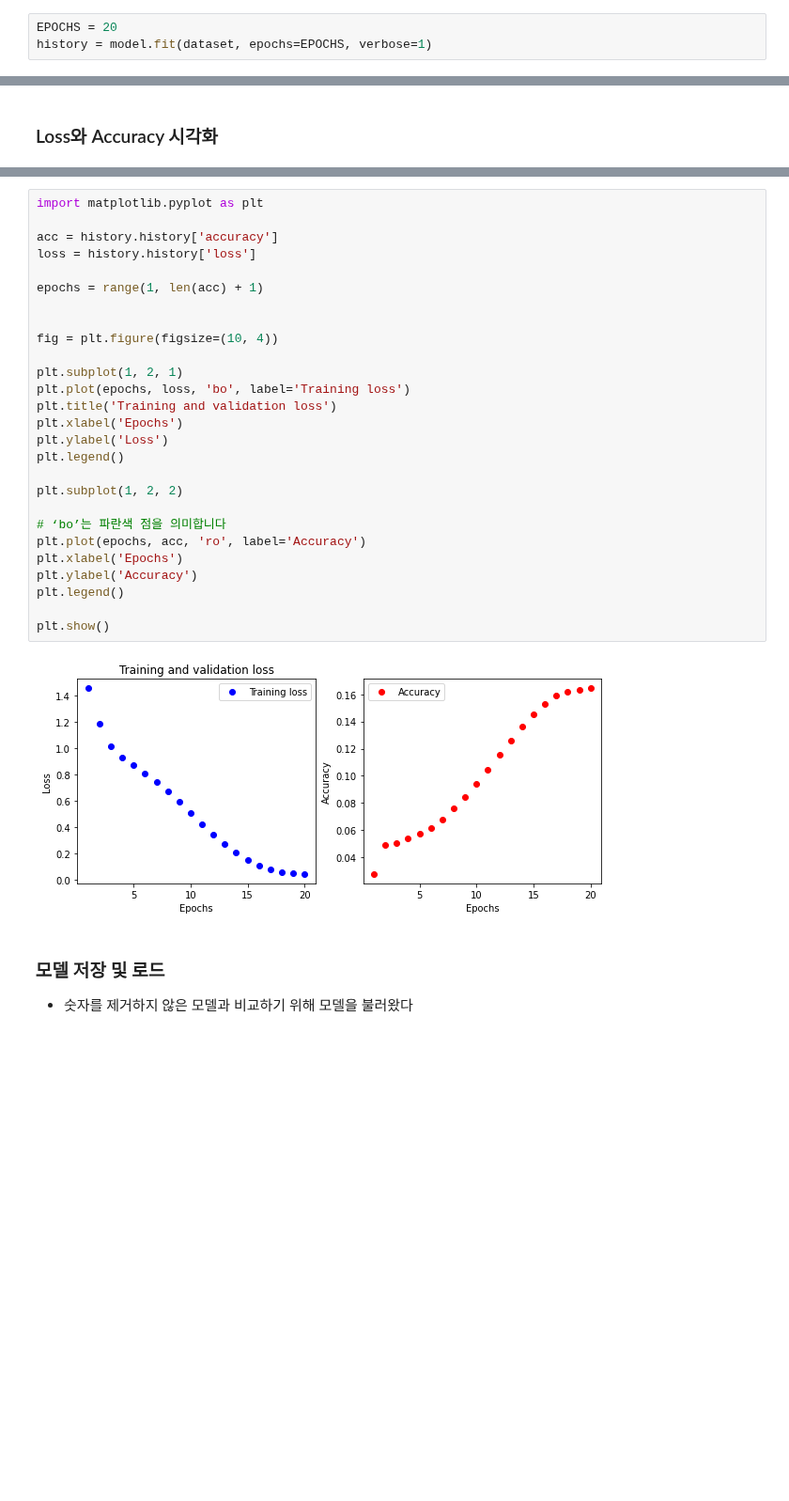
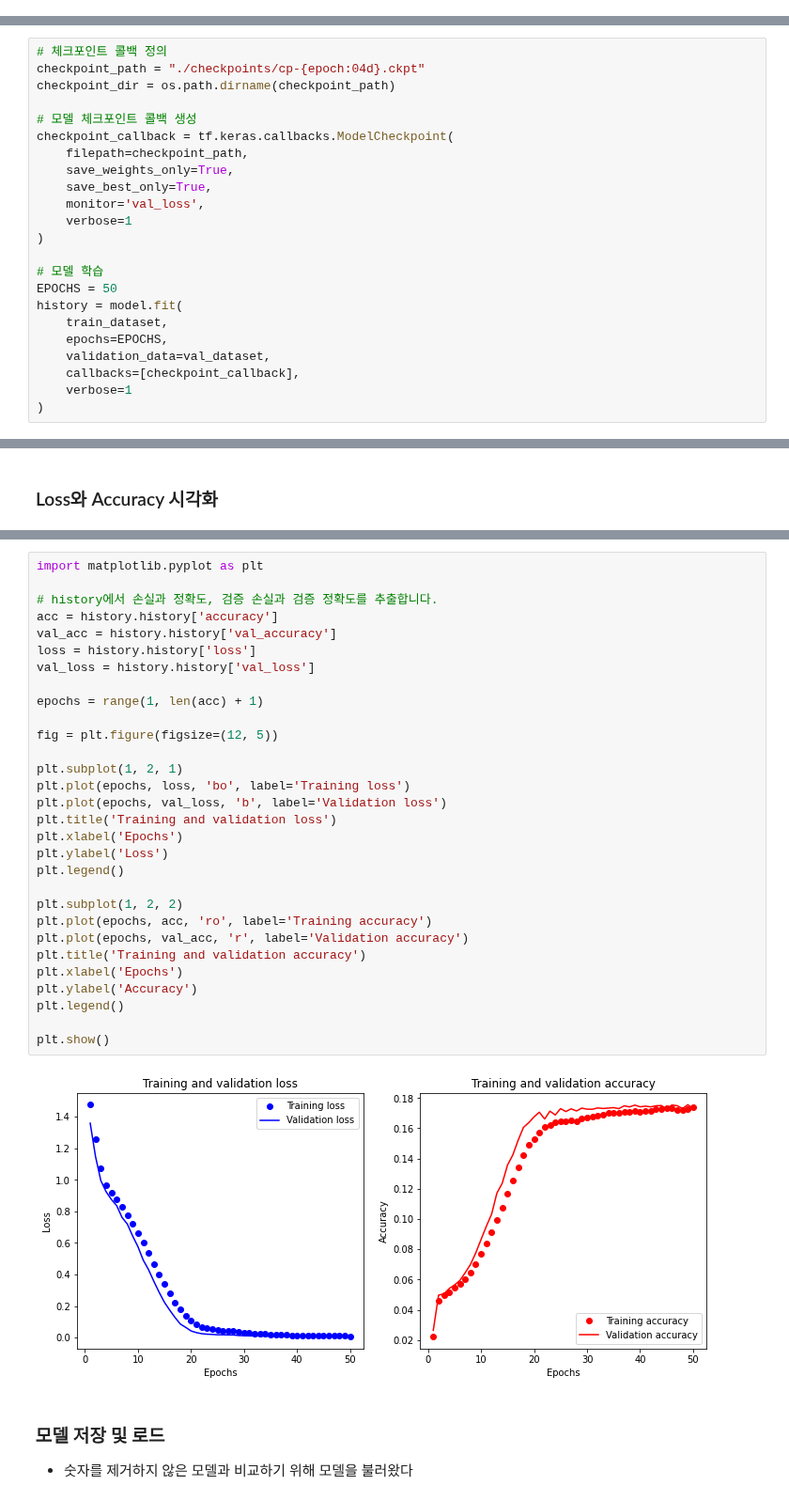
Before and after one commit to seongyeon1/aiffel, a Jupyter notebook: Exploration/transformer_chatbot/트랜스포머로 만드는 대화형 챗봇_프로젝트.ipynb, the cells around one changed output, grey strips where cells are left out. Shown at 94% size. Saved outputs shown, nothing was run; the diff lists cells and outputs as text; blank space fills up the shorter version.

```diff
--- a/Exploration/transformer_chatbot/트랜스포머로 만드는 대화형 챗봇_프로젝트.ipynb
+++ b/Exploration/transformer_chatbot/트랜스포머로 만드는 대화형 챗봇_프로젝트.ipynb
@@ -666,6 +678,3 @@ def accuracy(y_true, y_pred):
     return tf.keras.metrics.sparse_categorical_accuracy(y_true, y_pred)
 
 model.compile(optimizer=optimizer, loss=loss_function, metrics=[accuracy])
-# %%
-EPOCHS = 20
-history = model.fit(dataset, epochs=EPOCHS, verbose=1)
@@ -689,0 +681,23 @@ Epoch 20/20
+# %%
+# 체크포인트 콜백 정의
+checkpoint_path = "./checkpoints/cp-{epoch:04d}.ckpt"
+checkpoint_dir = os.path.dirname(checkpoint_path)
+
+# 모델 체크포인트 콜백 생성
+checkpoint_callback = tf.keras.callbacks.ModelCheckpoint(
+    filepath=checkpoint_path,
+    save_weights_only=True,
+    save_best_only=True,
+    monitor='val_loss',
+    verbose=1
+)
+
+# 모델 학습
+EPOCHS = 50
+history = model.fit(
+    train_dataset,
+    epochs=EPOCHS,
+    validation_data=val_dataset,
+    callbacks=[checkpoint_callback],
+    verbose=1
+)
@@ -697,32 +729,35 @@ dict_keys(['loss', 'accuracy'])
 # %%
 import matplotlib.pyplot as plt
 
+# history에서 손실과 정확도, 검증 손실과 검증 정확도를 추출합니다.
 acc = history.history['accuracy']
+val_acc = history.history['val_accuracy']
 loss = history.history['loss']
+val_loss = history.history['val_loss']
 
 epochs = range(1, len(acc) + 1)
 
-
-fig = plt.figure(figsize=(10, 4))
+fig = plt.figure(figsize=(12, 5))
 
 plt.subplot(1, 2, 1)
 plt.plot(epochs, loss, 'bo', label='Training loss')
+plt.plot(epochs, val_loss, 'b', label='Validation loss')
 plt.title('Training and validation loss')
 plt.xlabel('Epochs')
 plt.ylabel('Loss')
 plt.legend()
 
 plt.subplot(1, 2, 2)
-
-# ‘bo’는 파란색 점을 의미합니다
-plt.plot(epochs, acc, 'ro', label='Accuracy')
+plt.plot(epochs, acc, 'ro', label='Training accuracy')
+plt.plot(epochs, val_acc, 'r', label='Validation accuracy')
+plt.title('Training and validation accuracy')
 plt.xlabel('Epochs')
 plt.ylabel('Accuracy')
 plt.legend()
 
 plt.show()
 # %% [output]
-[figure, old version]
+[figure, new version]
 # %% [markdown]
 ### 모델 저장 및 로드
 - 숫자를 제거하지 않은 모델과 비교하기 위해 모델을 불러왔다
```
Also changed, not shown: parts of 18 cells of this notebook.
